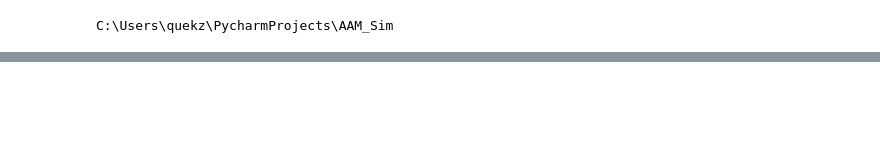
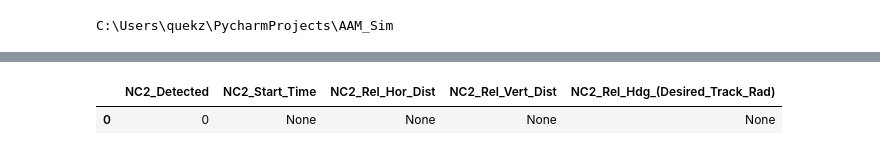
Before and after one commit to zhihaoquek/AAM_Sim, a Jupyter notebook: ConflictDetectorTest.ipynb, the cells around one changed output, grey strips where cells are left out. Drawn from its saved outputs; the diff is of its cells as text; code cells hidden in the pictures; blank space fills up the shorter version.

```diff
--- a/ConflictDetectorTest.ipynb
+++ b/ConflictDetectorTest.ipynb
@@ -481,3 +538,8 @@ res
+# %%
+res[['NC2_Detected', 'NC2_Start_Time', 'NC2_Rel_Hor_Dist', 'NC2_Rel_Vert_Dist', 'NC2_Rel_Hdg_(Desired_Track_Rad)']]
+# %% [output]
+|  | NC2_Detected | NC2_Start_Time | NC2_Rel_Hor_Dist | NC2_Rel_Vert_Dist | NC2_Rel_Hdg_(Desired_Track_Rad) |
+| 0 | 0 | None | None | None | None |
 # %%
 %matplotlib notebook
 
```
Also changed, not shown: parts of 15 cells of this notebook, 8 other files.
